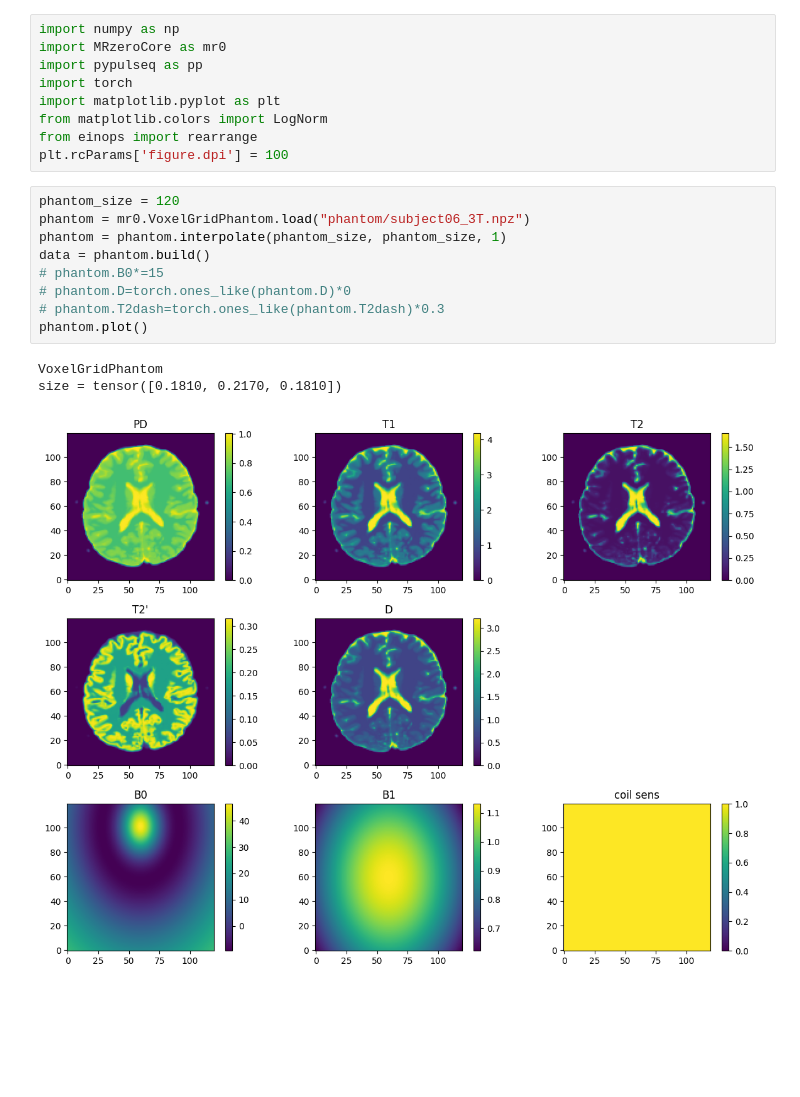
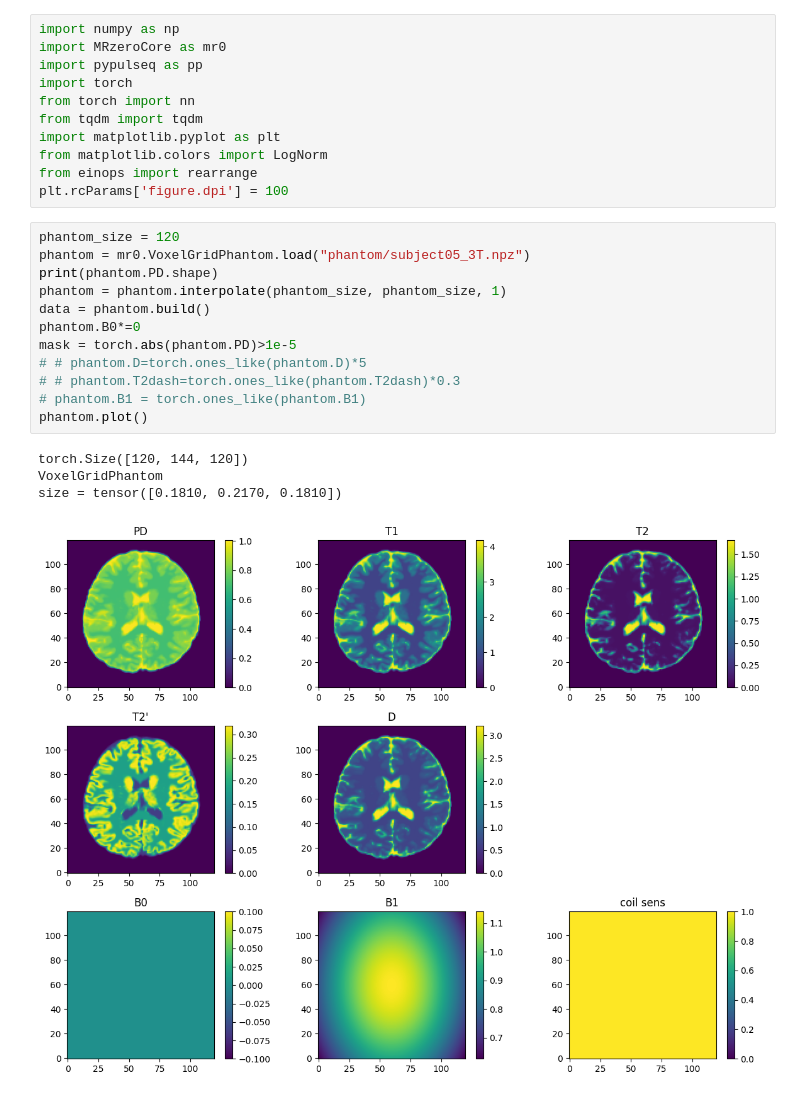
Before and after one commit to bughht/meSSFP, a Jupyter notebook: simulation_T2map.ipynb, the cells around one changed output. Cells and saved outputs as stored; diff of their text form; blank space fills up the shorter version.

```diff
--- a/simulation_T2map.ipynb
+++ b/simulation_T2map.ipynb
@@ -3,23 +3,29 @@ import numpy as np
 import MRzeroCore as mr0
 import pypulseq as pp
 import torch
+from torch import nn
+from tqdm import tqdm
 import matplotlib.pyplot as plt
 from matplotlib.colors import LogNorm
 from einops import rearrange
 plt.rcParams['figure.dpi'] = 100
 # %%
 phantom_size = 120
-phantom = mr0.VoxelGridPhantom.load("phantom/subject06_3T.npz")
+phantom = mr0.VoxelGridPhantom.load("phantom/subject05_3T.npz")
+print(phantom.PD.shape)
 phantom = phantom.interpolate(phantom_size, phantom_size, 1)
 data = phantom.build()
-# phantom.B0*=15
-# phantom.D=torch.ones_like(phantom.D)*0
-# phantom.T2dash=torch.ones_like(phantom.T2dash)*0.3
+phantom.B0*=0
+mask = torch.abs(phantom.PD)>1e-5
+# # phantom.D=torch.ones_like(phantom.D)*5
+# # phantom.T2dash=torch.ones_like(phantom.T2dash)*0.3
+# phantom.B1 = torch.ones_like(phantom.B1)
 phantom.plot()
 # %% [output]
+torch.Size([120, 144, 120])
 VoxelGridPhantom
 size = tensor([0.1810, 0.2170, 0.1810])
-[figure, old version]
+[figure, new version]
 # %%
 # seq_path = "seq/seq_p2n3.seq"
 seq_path = "seq/seq_p2n3_spoiler.seq"
```
Also changed, not shown: parts of 7 cells of this notebook, 5 other files.
